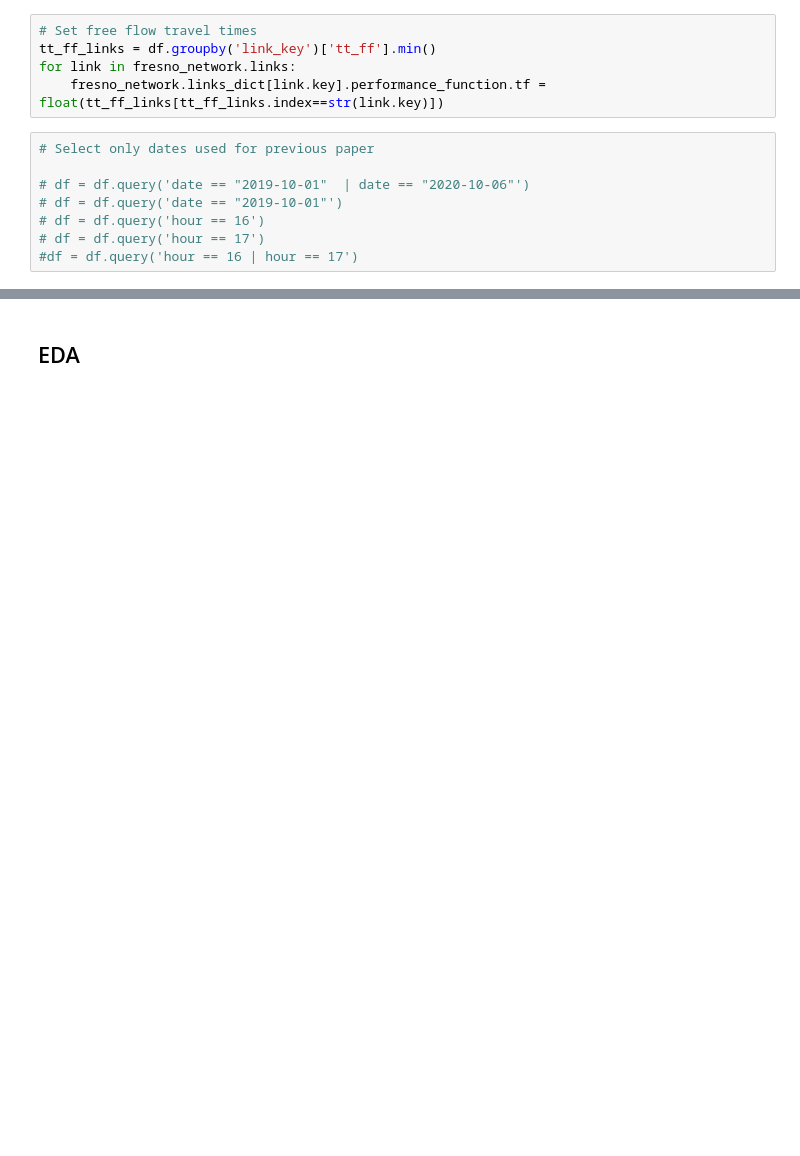
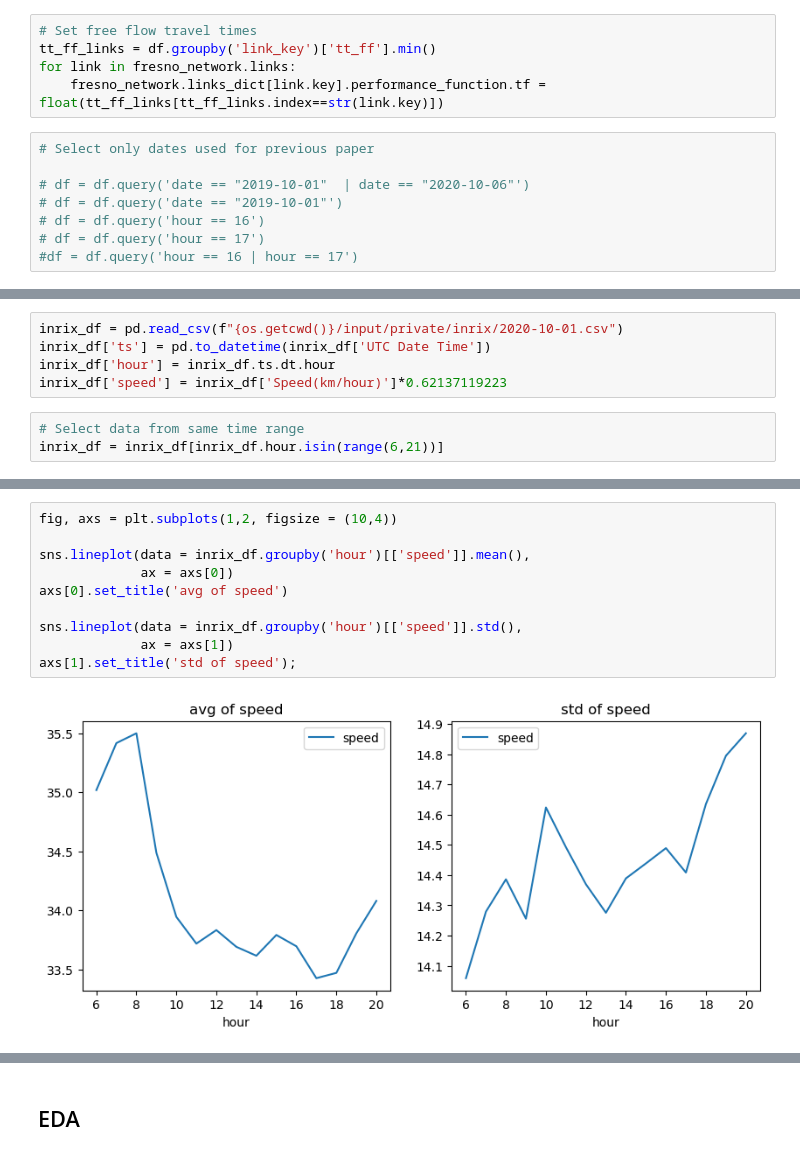
Before and after one commit to pabloguarda/pesuelogit, a Jupyter notebook: examples/notebooks/gisuelogit-fresno.ipynb, the cells around one changed output, grey strips where cells are left out. Cells and saved outputs as stored; diff of their text form; blank space fills up the shorter version.

```diff
--- a/examples/notebooks/gisuelogit-fresno.ipynb
+++ b/examples/notebooks/gisuelogit-fresno.ipynb
@@ -175,0 +202,8 @@ for link in fresno_network.links:
+# %%
+inrix_df = pd.read_csv(f"{os.getcwd()}/input/private/inrix/2020-10-01.csv")
+inrix_df['ts'] = pd.to_datetime(inrix_df['UTC Date Time'])
+inrix_df['hour'] = inrix_df.ts.dt.hour
+inrix_df['speed'] = inrix_df['Speed(km/hour)']*0.62137119223
+# %%
+# Select data from same time range
+inrix_df = inrix_df[inrix_df.hour.isin(range(6,21))]
@@ -175,0 +219,12 @@ for link in fresno_network.links:
+# %%
+fig, axs = plt.subplots(1,2, figsize = (10,4))
+
+sns.lineplot(data = inrix_df.groupby('hour')[['speed']].mean(),
+             ax = axs[0])
+axs[0].set_title('avg of speed')
+
+sns.lineplot(data = inrix_df.groupby('hour')[['speed']].std(),
+             ax = axs[1])
+axs[1].set_title('std of speed');
+# %% [output]
+[figure, added]
```
Also changed, not shown: parts of 20 cells of this notebook.
